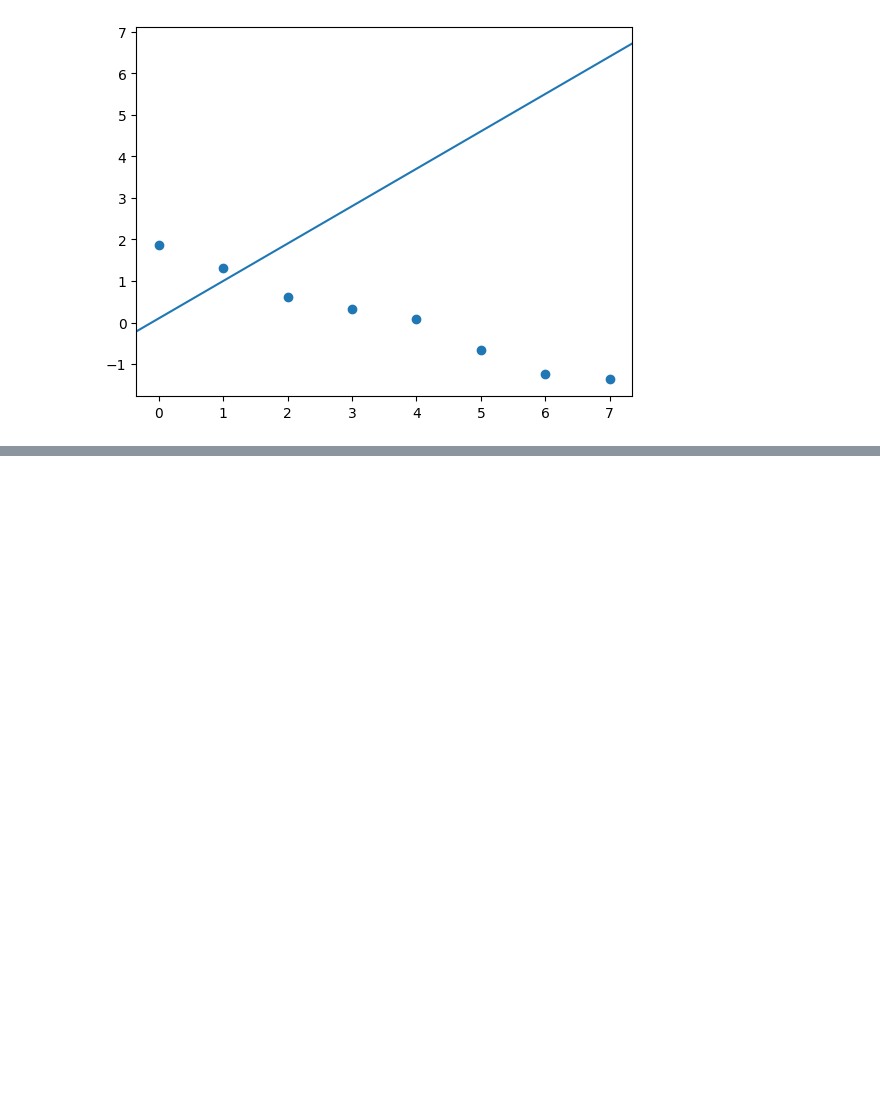
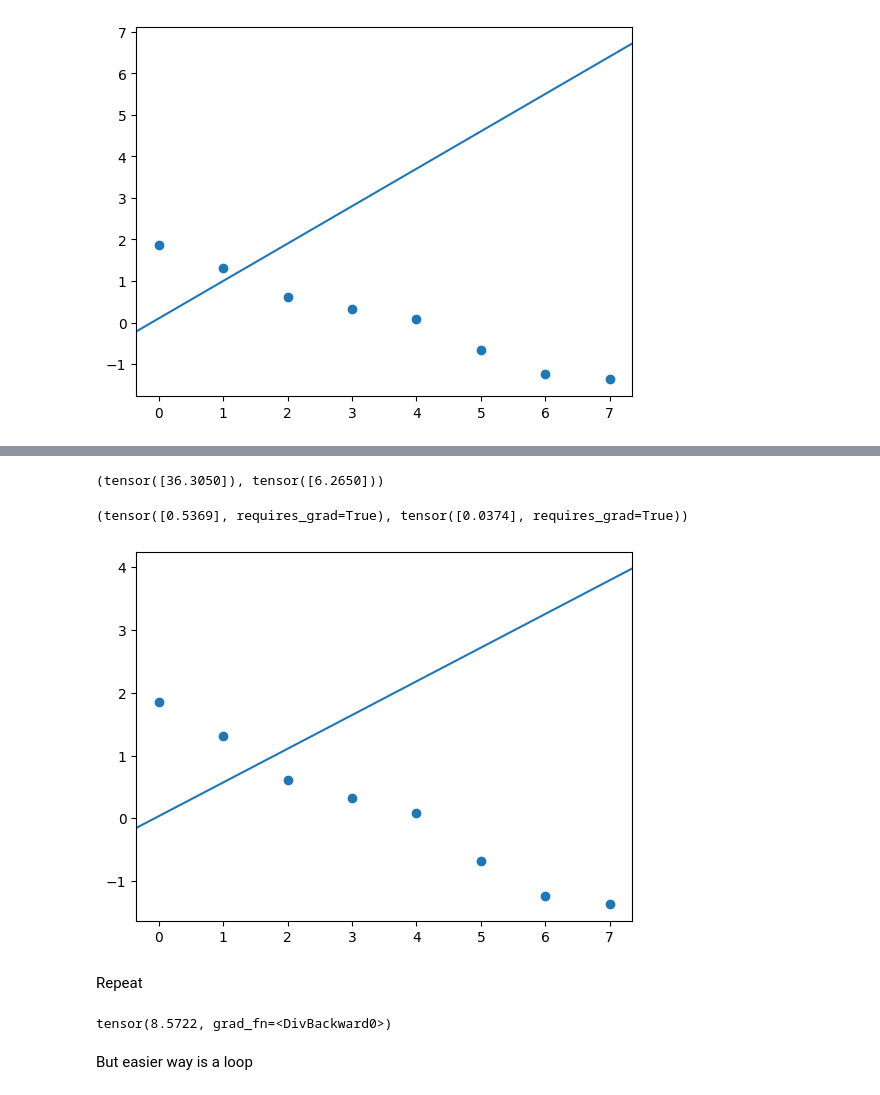
Before and after one commit to murathansygl/DS-Notebook, a Jupyter notebook: Theory.ipynb, the cells around one changed output, grey strips where cells are left out. Drawn from its saved outputs; the diff is of its cells as text; code cells hidden in the pictures; blank space fills up the shorter version.

```diff
--- a/Theory.ipynb
+++ b/Theory.ipynb
@@ -480,0 +500,4 @@ regression_plot(x, y, m, b)
+# %%
+m.grad, b.grad
+# %% [output]
+(tensor([36.3050]), tensor([6.2650]))
@@ -480,0 +509,17 @@ regression_plot(x, y, m, b)
+# %%
+m,b
+# %% [output]
+(tensor([0.5369], requires_grad=True), tensor([0.0374], requires_grad=True))
+# %%
+regression_plot(x, y, m, b)
+# %% [output]
+[figure, added]
+# %% [markdown]
+Repeat
+# %%
+C = mse(regression(x, m, b), y)
+C
+# %% [output]
+tensor(8.5722, grad_fn=<DivBackward0>)
+# %% [markdown]
+But easier way is a loop
```
Also changed, not shown: parts of 17 cells of this notebook.
